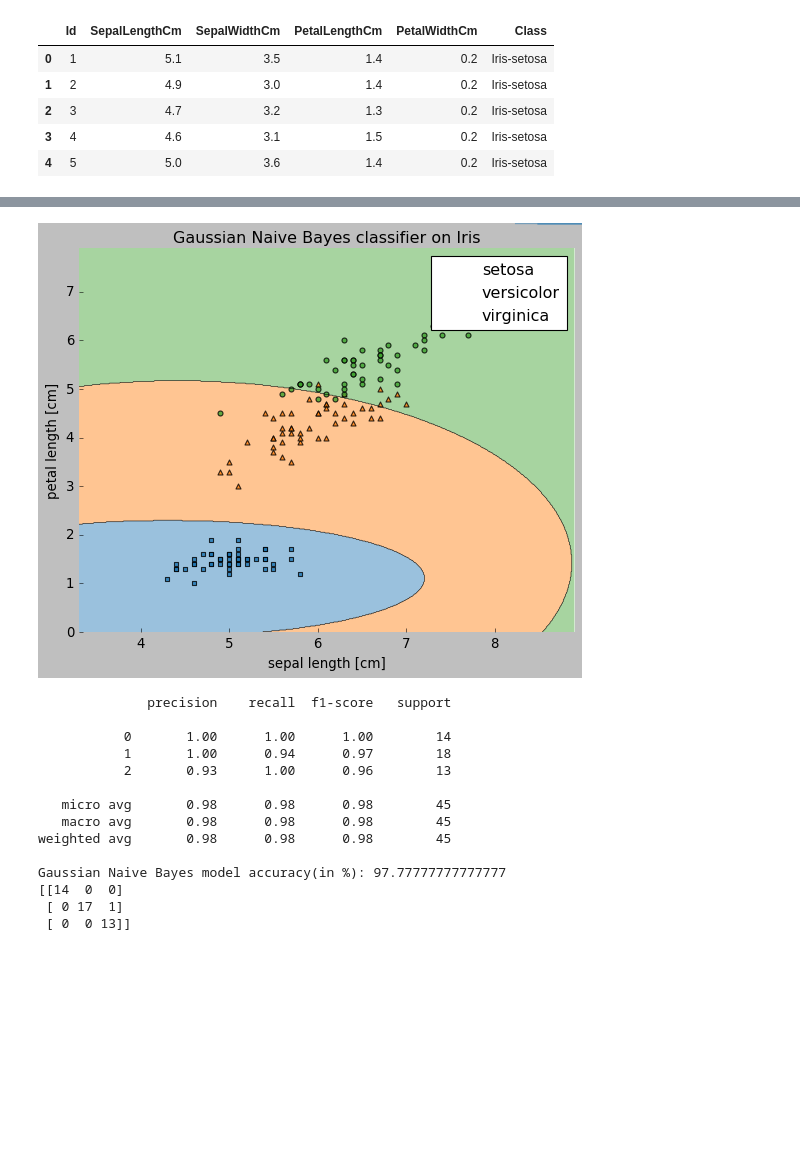
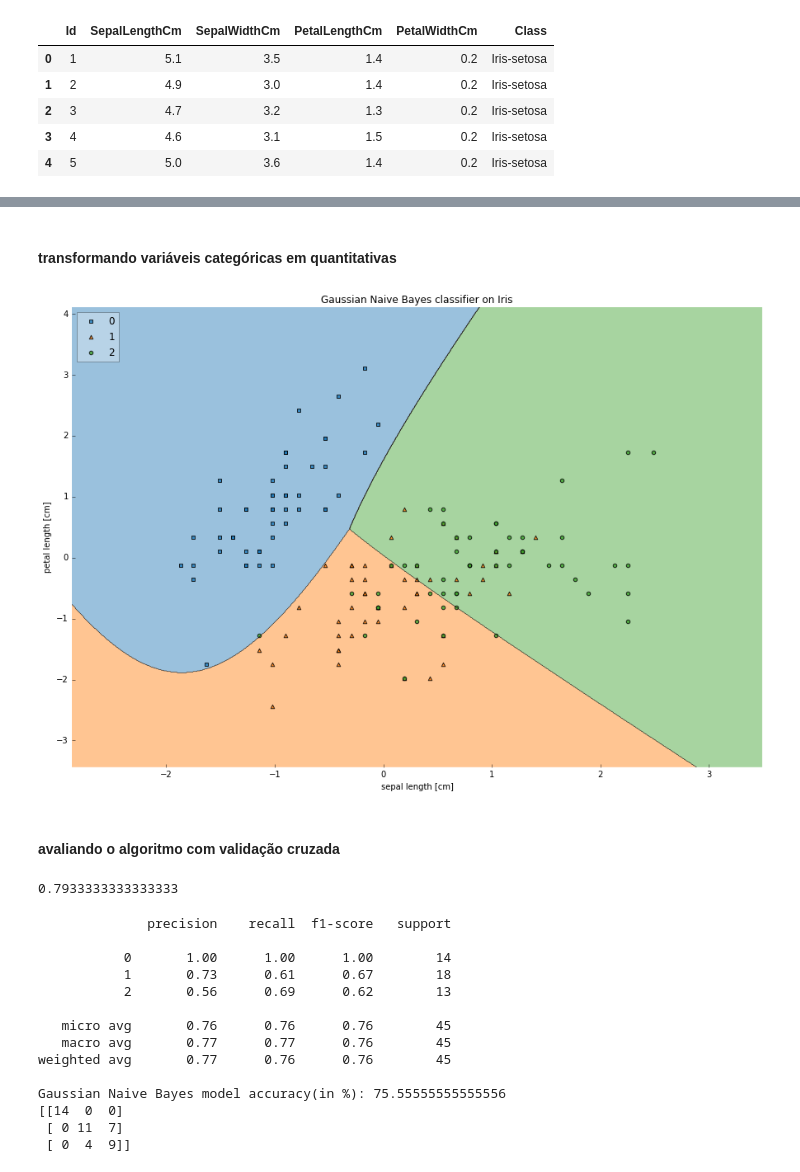
Before and after one commit to HenzoVz/Machine-Learning-With-Python, a Jupyter notebook: classificação/Naive Bayes.ipynb, the cells around one changed output, grey strips where cells are left out. Cells and saved outputs as stored; diff of their text form; code cells hidden in the pictures; blank space fills up the shorter version.

```diff
--- a/classificação/Naive Bayes.ipynb
+++ b/classificação/Naive Bayes.ipynb
@@ -36,9 +37,3 @@ sns.pairplot(df,hue='Class',palette='Set2')
 # %%
-target_names_iris = ['setosa', 'versicolor', 'virginica']
-
-X = df.drop(['SepalWidthCm','PetalWidthCm','Class','Id'],axis=1).values
-y = df['Class'].values
-
-from sklearn.preprocessing import LabelEncoder
-labelencoder_forecast = LabelEncoder()
-y = labelencoder_forecast.fit_transform(y)
+features_ = df.drop(['Class','Id'],axis=1).values
+class_ = df['Class'].values
@@ -44,0 +42,10 @@ y = labelencoder_forecast.fit_transform(y)
+# %%
+from sklearn.preprocessing import StandardScaler
+scaler = StandardScaler()
+features_ = scaler.fit_transform(features_)
+
+features_ = pd.DataFrame(features_)
+features_ = features_.rename(index=str, columns={0: "SepalLengthCm",1: "PetalLengthCm",2: "SepalWidthCm",3: "PetalWidthCm"})
+corr = features_.corr()
+sns.heatmap(corr)
+print(corr)
@@ -45,33 +59,47 @@ y = labelencoder_forecast.fit_transform(y)
+# %% [markdown]
+#### transformando variáveis categóricas em quantitativas
+# %%
+from sklearn.preprocessing import LabelEncoder
+labelencoder_forecast = LabelEncoder()
+class_ = labelencoder_forecast.fit_transform(class_)
+
+features_ = features_.drop(["SepalWidthCm","PetalWidthCm"],axis=1).values
 # %%
 from sklearn.model_selection import train_test_split
 from sklearn.metrics import classification_report,confusion_matrix
 from sklearn.naive_bayes import GaussianNB
 from sklearn import metrics
 
-X_train, X_test, y_train, y_test = train_test_split(X, y, test_size=0.3, random_state=1)
+X_train, X_test, y_train, y_test = train_test_split(features_, class_, test_size=0.3, random_state=1)
 
-# training the model on training set
 
-gnb = GaussianNB()
-gnb.fit(X_train, y_train)
+classifier_gnb = GaussianNB()
+classifier_gnb.fit(X_train, y_train)
 
-# making predictions on the testing set
-y_pred = gnb.predict(X_test)
+y_pred = classifier_gnb.predict(X_test)
 # %%
-#Decision regions in 2D
+
 from mlxtend.plotting import plot_decision_regions
 
 #Plotting decision regions
-plot_decision_regions(X, y, clf=gnb, legend=2)
+plot_decision_regions(features_, class_, clf=classifier_gnb, legend=2)
 
 # Adding axes annotations
 plt.xlabel('sepal length [cm]')
 plt.ylabel('petal length [cm]')
 plt.title('Gaussian Naive Bayes classifier on Iris')
-plt.legend(target_names_iris)
 plt.show()
 # %% [output]
-[figure, old version]
+[figure, new version]
+# %% [markdown]
+#### avaliando o algoritmo com validação cruzada
+# %%
+from sklearn.model_selection import cross_val_score
+
+scores_dt = cross_val_score(classifier_gnb, features_, class_, scoring='accuracy', cv=10)
+print(scores_dt.mean())
+# %% [output]
+0.7933333333333333
 # %%
 print(classification_report(y_test,y_pred ))
 # comparing actual response values (y_test) with predicted response values (y_pred)
@@ -81,14 +109,14 @@ print(confusion_matrix(y_test,y_pred))
               precision    recall  f1-score   support
 
            0       1.00      1.00      1.00        14
-           1       1.00      0.94      0.97        18
-           2       0.93      1.00      0.96        13
+           1       0.73      0.61      0.67        18
+           2       0.56      0.69      0.62        13
 
-   micro avg       0.98      0.98      0.98        45
-   macro avg       0.98      0.98      0.98        45
-weighted avg       0.98      0.98      0.98        45
+   micro avg       0.76      0.76      0.76        45
+   macro avg       0.77      0.77      0.76        45
+weighted avg       0.77      0.76      0.76        45
 
-Gaussian Naive Bayes model accuracy(in %): 97.77777777777777
+Gaussian Naive Bayes model accuracy(in %): 75.55555555555556
 [[14  0  0]
- [ 0 17  1]
- [ 0  0 13]]
+ [ 0 11  7]
+ [ 0  4  9]]
```
Also changed, not shown: parts of 6 cells of this notebook, 15 other files.
